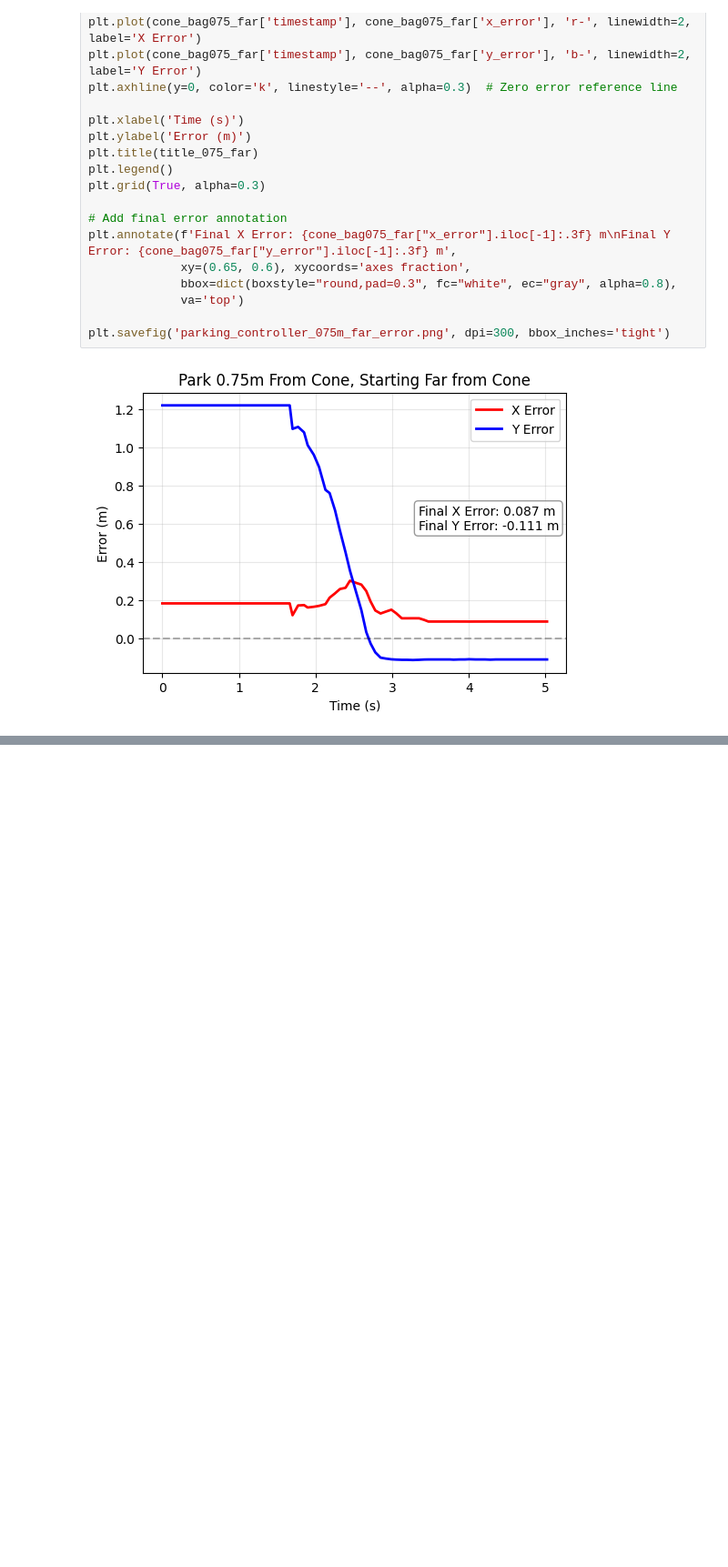
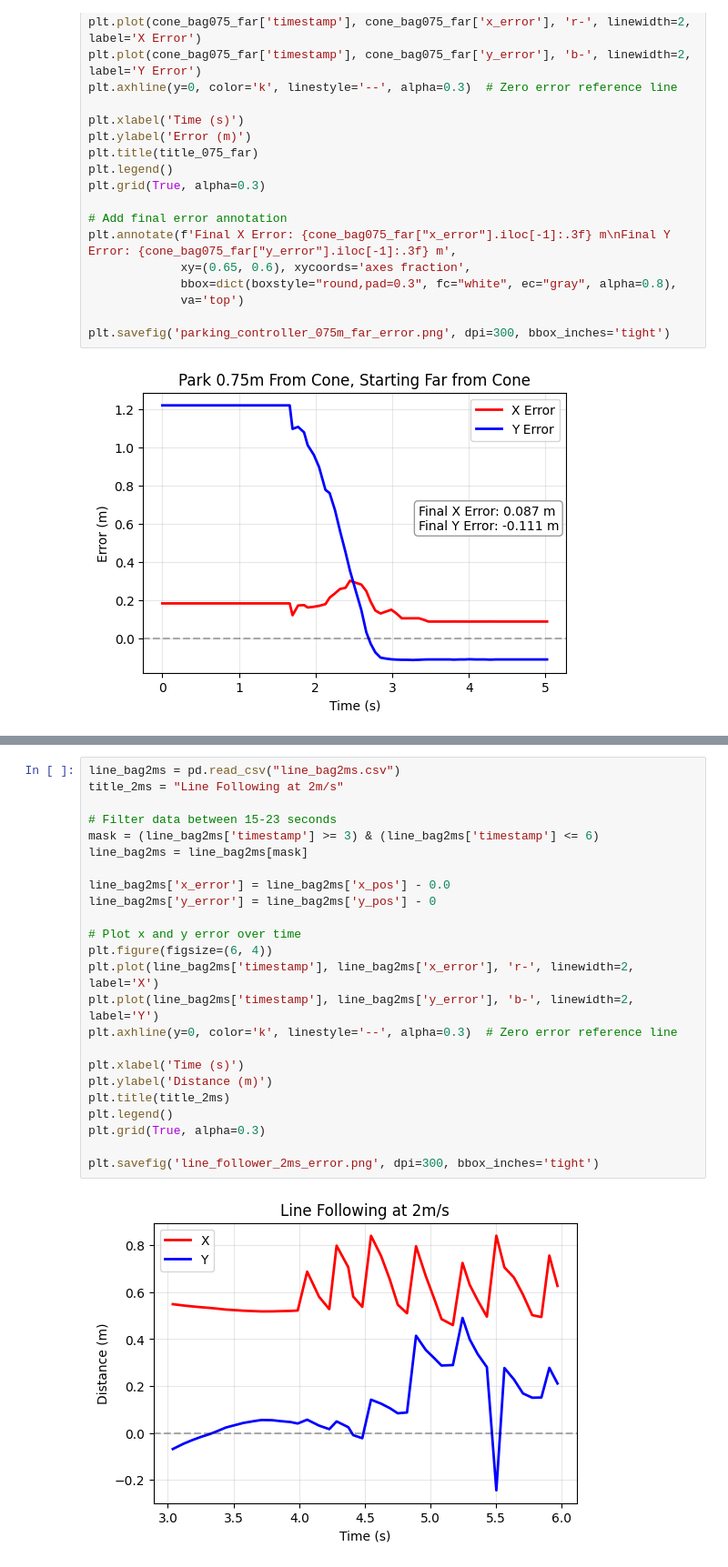
Before and after one commit to rss2025-3/visual_servoing, a Jupyter notebook: analysis.ipynb, the cells around one changed output, grey strips where cells are left out. Shown at 91% size. Saved outputs shown, nothing was run; the diff lists cells and outputs as text; blank space fills up the shorter version.

```diff
--- a/analysis.ipynb
+++ b/analysis.ipynb
@@ -252,0 +281,26 @@ plt.savefig('parking_controller_075m_far_error.png', dpi=300, bbox_inches='tight
+# %%
+line_bag2ms = pd.read_csv("line_bag2ms.csv")
+title_2ms = "Line Following at 2m/s"
+
+# Filter data between 15-23 seconds
+mask = (line_bag2ms['timestamp'] >= 3) & (line_bag2ms['timestamp'] <= 6)
+line_bag2ms = line_bag2ms[mask]
+
+line_bag2ms['x_error'] = line_bag2ms['x_pos'] - 0.0
+line_bag2ms['y_error'] = line_bag2ms['y_pos'] - 0
+
+# Plot x and y error over time
+plt.figure(figsize=(6, 4))
+plt.plot(line_bag2ms['timestamp'], line_bag2ms['x_error'], 'r-', linewidth=2, label='X')
+plt.plot(line_bag2ms['timestamp'], line_bag2ms['y_error'], 'b-', linewidth=2, label='Y')
+plt.axhline(y=0, color='k', linestyle='--', alpha=0.3)  # Zero error reference line
+
+plt.xlabel('Time (s)')
+plt.ylabel('Distance (m)')
+plt.title(title_2ms)
+plt.legend()
+plt.grid(True, alpha=0.3)
+
+plt.savefig('line_follower_2ms_error.png', dpi=300, bbox_inches='tight')
+# %% [output]
+[figure, added]
```
Also changed, not shown: parts of 2 cells of this notebook, 5 other files.
